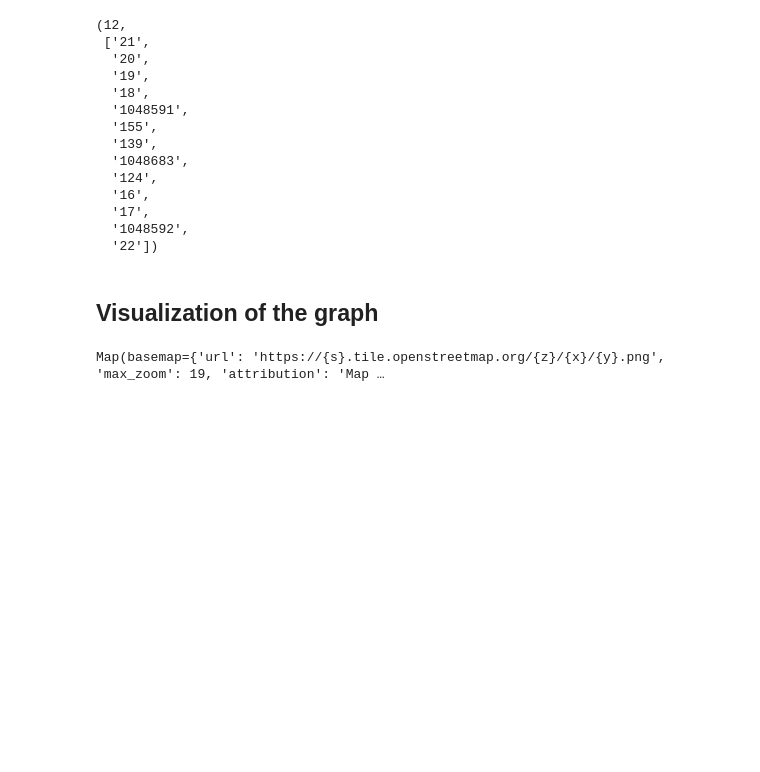
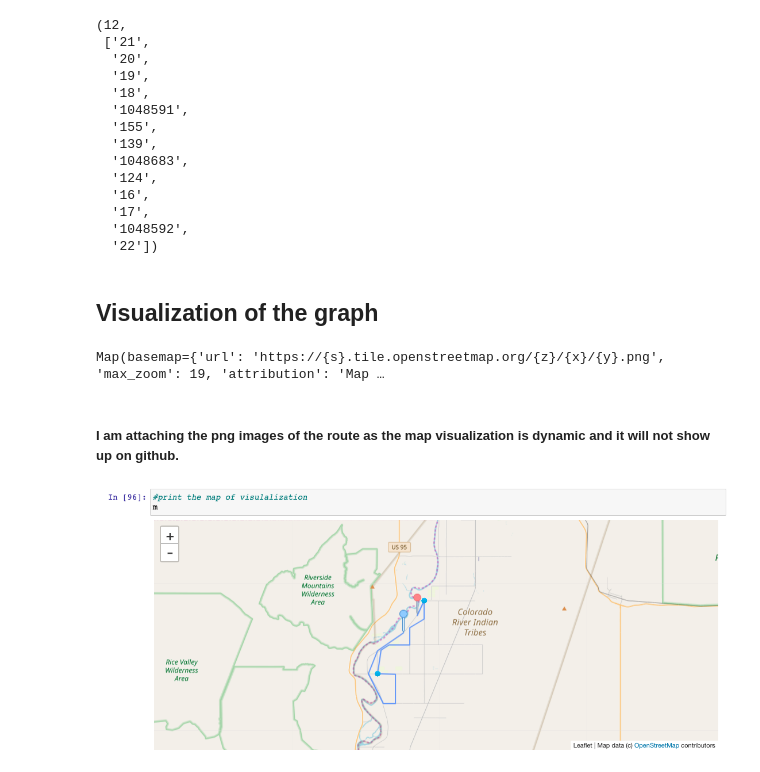
Before and after one commit to pujacj/ADM-HW5, a Jupyter notebook: Functionality-3.ipynb, the cells around one changed output. Cells and saved outputs as stored; diff of their text form; code cells hidden in the pictures; blank space fills up the shorter version.

```diff
--- a/Functionality-3.ipynb
+++ b/Functionality-3.ipynb
@@ -411,3 +412,9 @@ m = visualize()
 m
 # %% [output]
 Map(basemap={'url': 'https://{s}.tile.openstreetmap.org/{z}/{x}/{y}.png', 'max_zoom': 19, 'attribution': 'Map …
+# %% [markdown]
+<h5> I am attaching the png images of the route as the map visualization is dynamic and it will not show up on github. </h5>
+# %%
+Image(filename = 'nodes_route.png')
+# %% [output]
+[figure, added]
```
Also changed, not shown: parts of 5 cells of this notebook.
